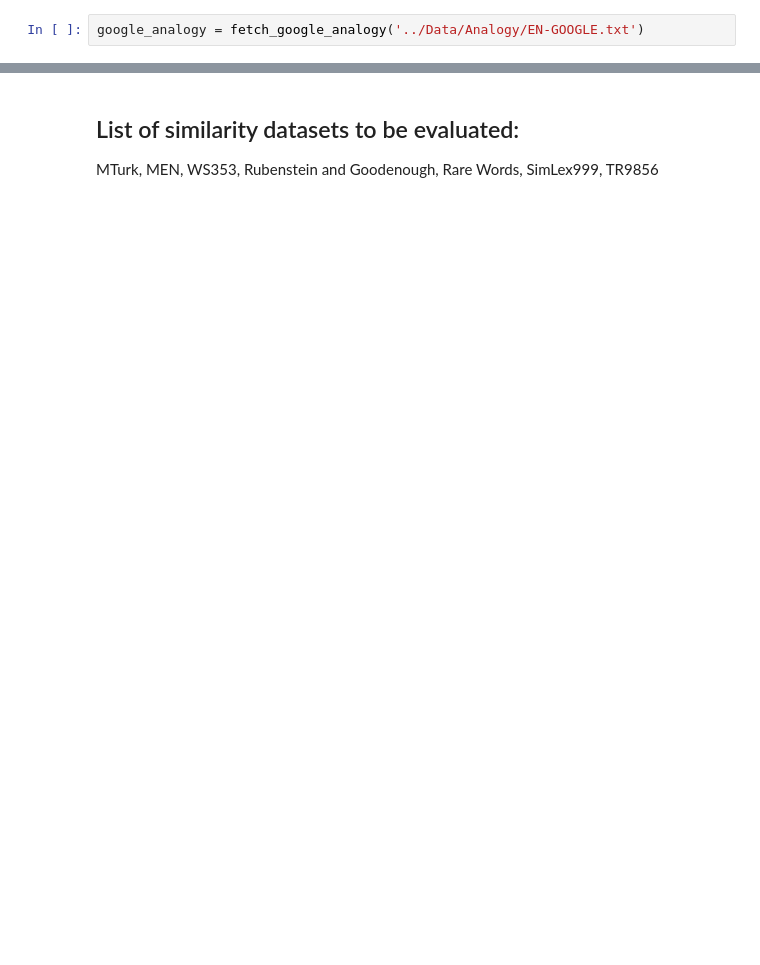
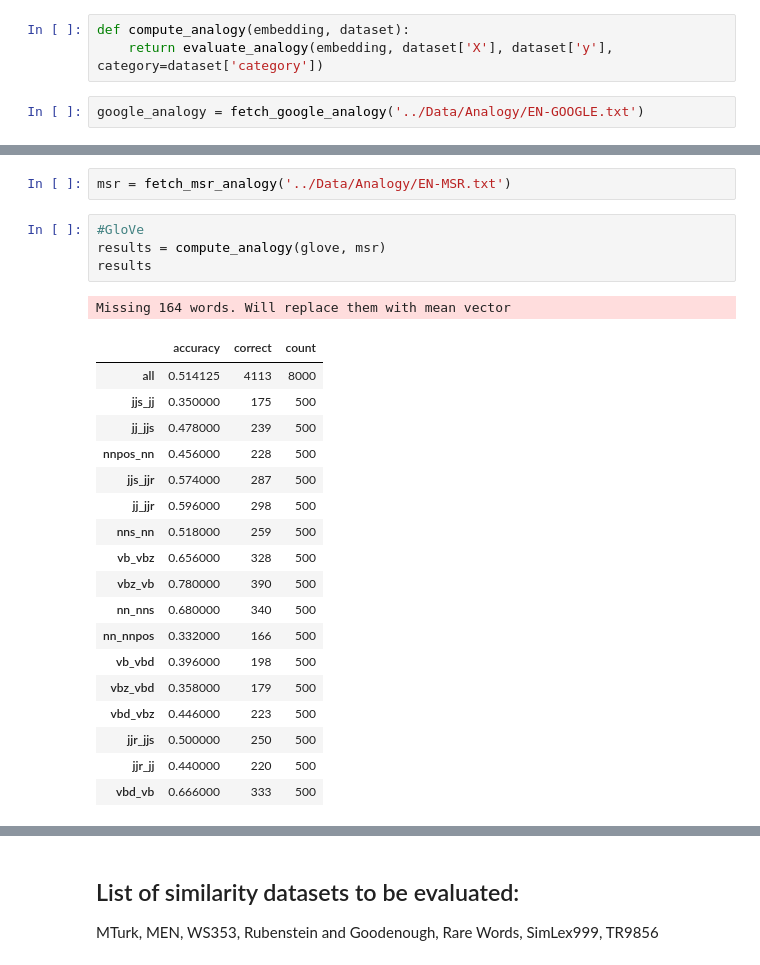
Before and after one commit to dsp6414/NLP_Training, a Jupyter notebook: Notebooks/Assignment 1 - Part 2.ipynb, the cells around one changed output, grey strips where cells are left out. Drawn from its saved outputs; the diff is of its cells as text; blank space fills up the shorter version.

Commit message:
2nd Analogy done

```diff
--- a/Notebooks/Assignment 1 - Part 2.ipynb
+++ b/Notebooks/Assignment 1 - Part 2.ipynb
@@ -195,5 +221,8 @@ Results are provided with add rather than mul <br/>
 
 <b> ConceptNet </b>
 * 300d : 31.9%, 6242, 19544
+# %%
+def compute_analogy(embedding, dataset):
+    return evaluate_analogy(embedding, dataset['X'], dataset['y'], category=dataset['category'])
 # %%
 google_analogy = fetch_google_analogy('../Data/Analogy/EN-GOOGLE.txt')
@@ -199,0 +378,26 @@ google_analogy = fetch_google_analogy('../Data/Analogy/EN-GOOGLE.txt')
+# %%
+msr = fetch_msr_analogy('../Data/Analogy/EN-MSR.txt')
+# %%
+#GloVe
+results = compute_analogy(glove, msr)
+results
+# %% [output]
+Missing 164 words. Will replace them with mean vector
+|  | accuracy | correct | count |
+| all | 0.514125 | 4113 | 8000 |
+| jjs_jj | 0.350000 | 175 | 500 |
+| jj_jjs | 0.478000 | 239 | 500 |
+| nnpos_nn | 0.456000 | 228 | 500 |
+| jjs_jjr | 0.574000 | 287 | 500 |
+| jj_jjr | 0.596000 | 298 | 500 |
+| nns_nn | 0.518000 | 259 | 500 |
+| vb_vbz | 0.656000 | 328 | 500 |
+| vbz_vb | 0.780000 | 390 | 500 |
+| nn_nns | 0.680000 | 340 | 500 |
+| nn_nnpos | 0.332000 | 166 | 500 |
+| vb_vbd | 0.396000 | 198 | 500 |
+| vbz_vbd | 0.358000 | 179 | 500 |
+| vbd_vbz | 0.446000 | 223 | 500 |
+| jjr_jjs | 0.500000 | 250 | 500 |
+| jjr_jj | 0.440000 | 220 | 500 |
+| vbd_vb | 0.666000 | 333 | 500 |
```
Also changed, not shown: parts of 24 cells of this notebook, 4 other files.
